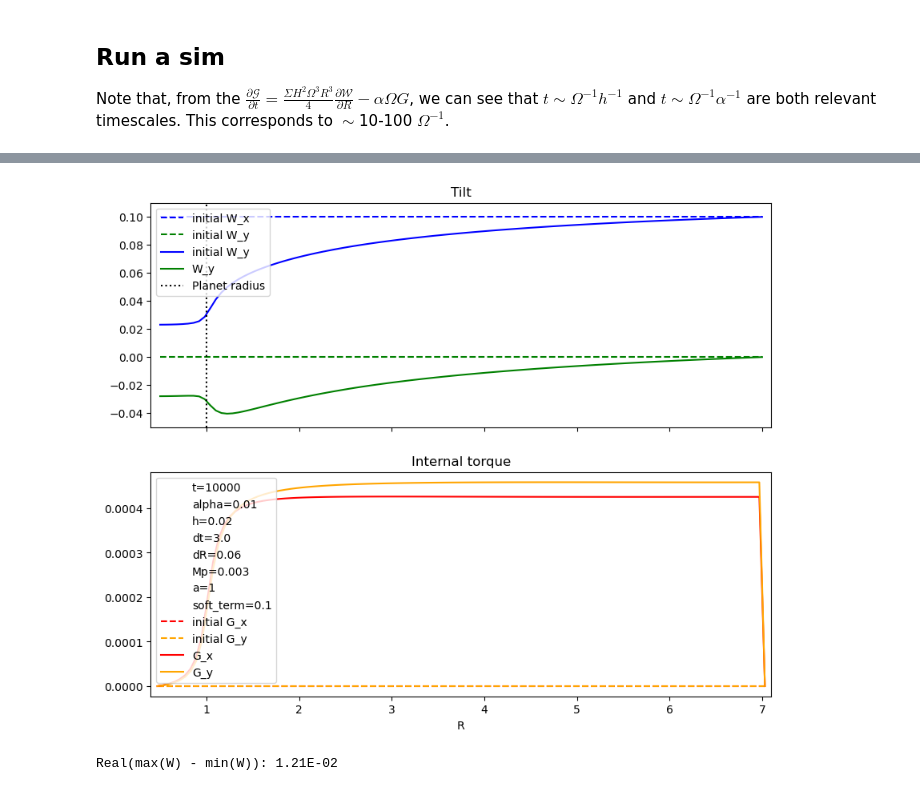
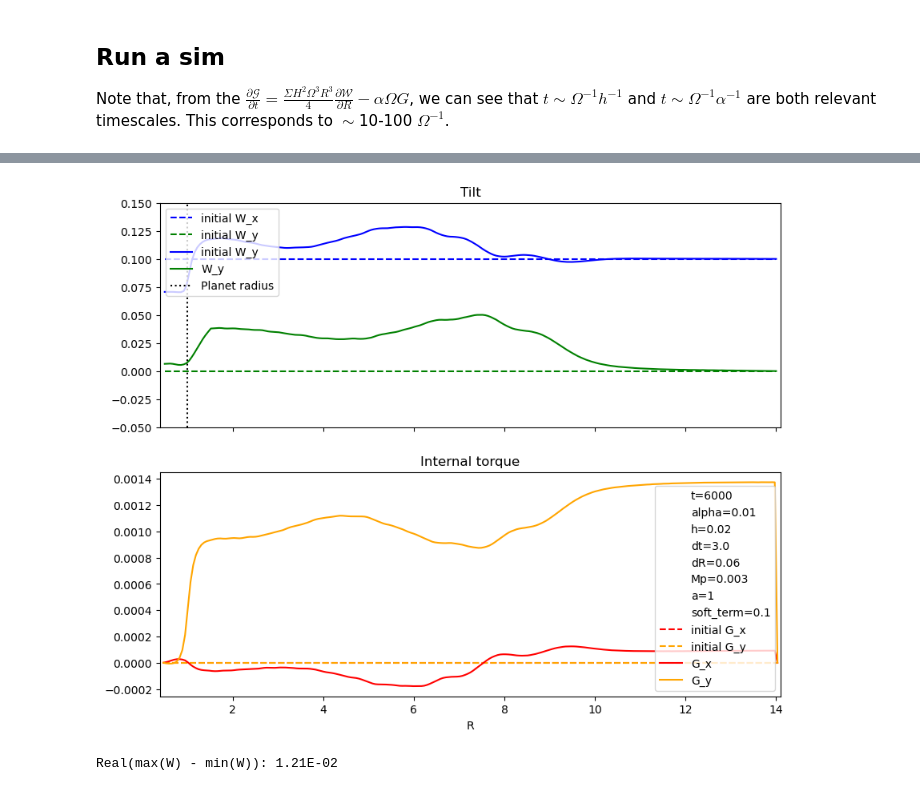
Before and after one commit to Jupiter1994/warped-disks, a Jupyter notebook: reduced-eqs-zhu2019.ipynb, the cells around one changed output, grey strips where cells are left out. Cells and saved outputs as stored; diff of their text form; code cells hidden in the pictures.

Commit message:
turning on/off terms

```diff
--- a/reduced-eqs-zhu2019.ipynb
+++ b/reduced-eqs-zhu2019.ipynb
@@ -459,6 +459,9 @@ def dW_dt(Rs_torque, Gs, Rs_warp, Ws, Mp, a,\
     # external torque term
     Omega_zs = Omega_z(Rs_warp, Mp, a)
     ext_term = (-1) * (Omega_zs**2 - Omegas**2) / (Omegas**2) * (1j*Omegas/2) * Ws
+
+    # only "turn on" the planet within some domain
+    #bool_mask = (Rs_warp > 0.5) & (Rs_warp < 1.5)
 
     dW_dts = int_term + ext_term
 
@@ -520,7 +523,9 @@ def dG_dt(Rs_torque, Gs, Rs_warp, Ws, Mp, a, use_gap):
     # viscous term
     visc_term = (-1) * alpha * Omegas * Gs
 
-    dG_dts = slosh_term + ext_term + visc_term
+    # only "turn on" a term within some domain
+    bool_mask = (Rs_torque > 0.) & (Rs_torque < 1.5)
+    dG_dts = slosh_term + ext_term + visc_term*bool_mask
 
     return dG_dts
 # %% [markdown]
@@ -654,7 +651,7 @@ use_gap = False
 
 # spatial and time domains
 Rmin = 0.5
-Rmax = 7
+Rmax = 14
 
 DeltaR = 0.06 # 0.03
 num_Rs = (int) ((Rmax - Rmin) / DeltaR) + 1
@@ -668,7 +665,7 @@ Rs_torque[0] = Rs_warp[0] - DeltaR/2
 Rs_torque[1:] = Rs_warp.copy() + DeltaR/2
 
 tmin = 0
-tmax = 10000
+tmax = 6000
 Deltat = 3 # 0.03
 num_ts = (int) ((tmax - tmin) / Deltat) + 1
 ts = np.linspace(tmin, tmax, num_ts)
@@ -726,7 +723,7 @@ if use_gap:
     axs[0].vlines(R_a, ymin, ymax, color="black", linestyle=":")
     axs[0].vlines(R_b, ymin, ymax, color="black", linestyle=":", label="Gap edges")
 
-ymin, ymax = -0.05, 0.11
+ymin, ymax = -0.05, 0.15
 axs[0].vlines(1, ymin, ymax, color="black", ls=":", label="Planet radius")
 axs[0].set_ylim(ymin,ymax)
 
@@ -744,34 +741,34 @@ axs[1].scatter([],[], s=0, label="soft_term=" + str(soft_term))
 axs[0].legend(loc='upper left')
 axs[0].set_title("Tilt")
 
 axs[1].plot(Rs_torque, Gs_init.real, c="red", ls="--", label="initial G_x")
 axs[1].plot(Rs_torque, Gs_init.imag, c="orange", ls="--", label="initial G_y")
 axs[1].plot(Rs_torque, Gs_final.real, c="red", label="G_x")
 axs[1].plot(Rs_torque, Gs_final.imag, c="orange", label="G_y")
 
 ymin, ymax= min(Ws_final.imag) - .01, max(max(Ws_init.imag),max(Ws_final.imag)) + .01
 if use_gap:
     R_a, R_b = 1, 2
     axs[1].vlines(R_a, ymin, ymax, color="black", linestyle=":")
     axs[1].vlines(R_b, ymin, ymax, color="black", linestyle=":")#, label="Gap edges")
 
 axs[1].set_xlim(Rmin - 0.1, Rmax + 0.1)
 #axs[1].set_ylim(ymin,ymax)
 
 axs[1].legend()
 axs[1].set_title("Internal torque")
 
 axs[1].set_xlabel("R")
 
 save_figs = False
 
 if save_figs:
     filepath = "Figures/t=" + str(tmax) + ".png"
     plt.savefig(filepath)
 
 plt.show()
 # %% [output]
-[figure, old version]
+[figure, new version]
 # %%
 # check how much the disk has flattened (ratio should be ~1e-2)
 
```
Also changed, not shown: parts of 5 cells of this notebook.
